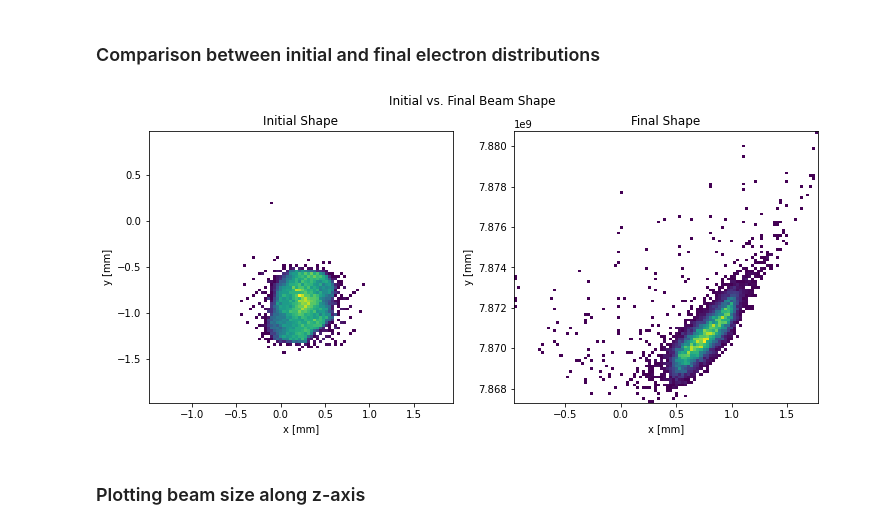
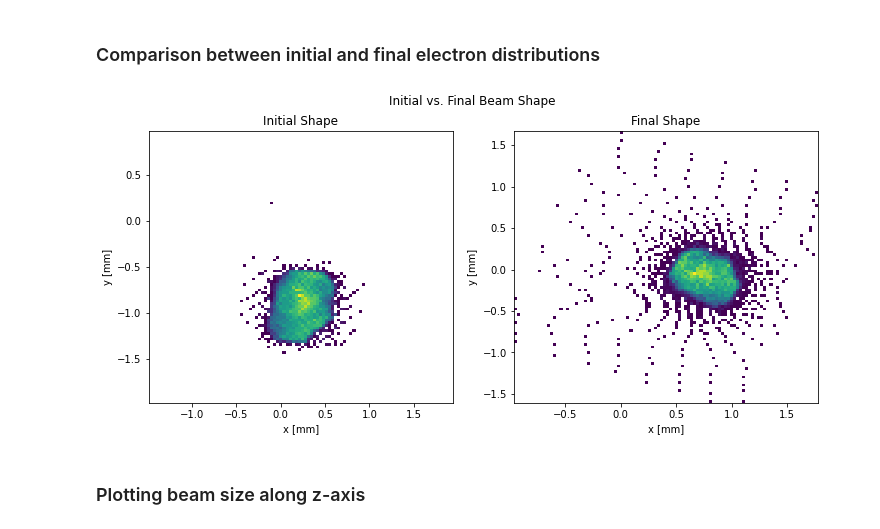
Before and after one commit to slaclab/xta, a Jupyter notebook: astra/vcc_laser.ipynb, the cells around one changed output. Cells and saved outputs as stored; diff of their text form; code cells hidden in the pictures.

Commit message:
Fixed graphs to reflect correct beam shapes

```diff
--- a/astra/vcc_laser.ipynb
+++ b/astra/vcc_laser.ipynb
@@ -241,26 +241,26 @@ plt.savefig(f'plots/final_electron_dist/{tumor_name}.jpg', dpi=300, bbox_inches=
 # %%
 #Super plot
 fig, plots = plt.subplots(1, 2, figsize=(12, 5))
 
 #Initial Plot
 initialxy = plt.subplot(1,2,1)
 plt.hist2d(astradist['x']*10**3, astradist['y']*10**3, num_bins, facecolor='blue', cmin=2)
 plots[0].set(title='Initial Shape', xlabel='x [mm]', ylabel='y [mm]')
 
 #Final plot
 finalxy = plt.subplot(1,2,2)
 xtapart = xta.particles[-1]
 num_bins = 100
-plt.hist2d(xtapart.x*10**3, xtapart.pz*10**3, num_bins, facecolor='blue', cmin=1)
+plt.hist2d(xtapart.x*10**3, xtapart.y*10**3, num_bins, facecolor='blue', cmin=1)
 plots[1].set(title='Final Shape', xlabel='x [mm]', ylabel='y [mm]')
 
 
 plt.suptitle("Initial vs. Final Beam Shape")
 plt.tight_layout
 
 plt.savefig(f'plots/compare_dist/{tumor_name}.jpg', dpi=300, bbox_inches='tight')
 # %% [output]
-[figure, old version]
+[figure, new version]
 # %%
 #len(xta.particles)
 # %% [markdown]
```
Also changed, not shown: 1 other file.
